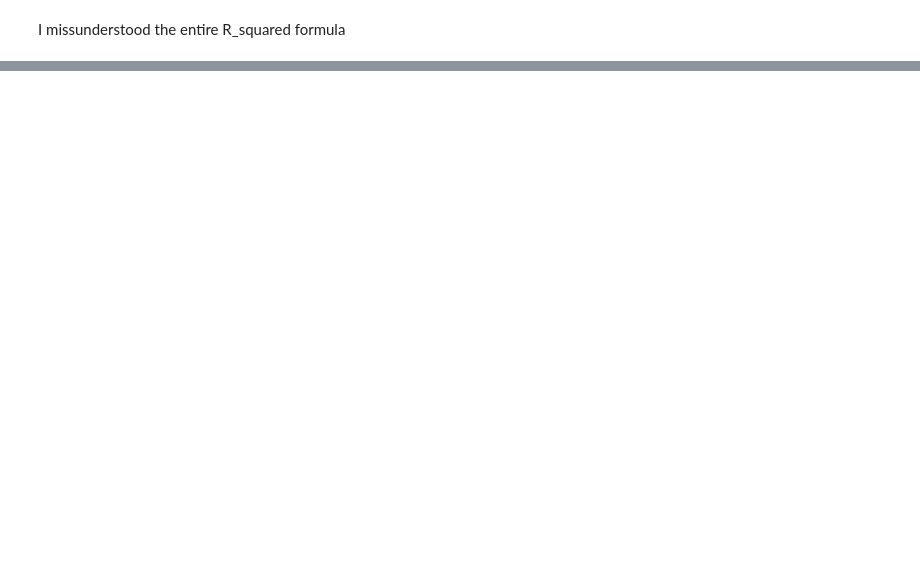
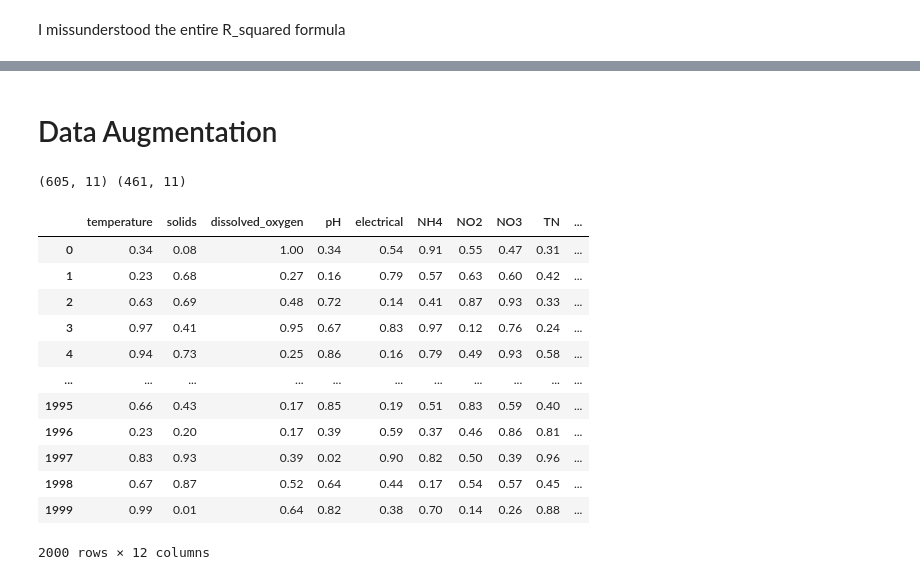
Before and after one commit to zaniargh42/dissolved_oxygen, a Jupyter notebook: dissolved_oxygen.ipynb, the cells around one changed output, grey strips where cells are left out. Saved outputs shown, nothing was run; the diff lists cells and outputs as text; code cells hidden in the pictures; blank space fills up the shorter version.

```diff
--- a/dissolved_oxygen.ipynb
+++ b/dissolved_oxygen.ipynb
@@ -10,8 +12,14 @@ from tqdm import tqdm
 # %% [markdown]
 # Data
 # %%
-train=pd.read_excel('Data set - Tisa.xlsx',sheet_name='Training set 2011-2015')
-train.columns=['temperature', 'solids', 'dissolved_oxygen', 'pH','electrical', 'NH4', 'NO2', 'NO3', 'TN', 'PO4P', 'BOD5']
-test=pd.read_excel('Data set - Tisa.xlsx',sheet_name='Testing set 2016-2019 ')
-test.columns=['temperature', 'solids', 'dissolved_oxygen', 'pH','electrical', 'NH4', 'NO2', 'NO3', 'TN', 'PO4P', 'BOD5']
-print(train.shape,test.shape)
+def _load_data():
+    train=pd.read_excel('Data set - Tisa.xlsx',sheet_name='Training set 2011-2015')
+    train.columns=['temperature', 'solids', 'dissolved_oxygen', 'pH','electrical', 'NH4', 'NO2', 'NO3', 'TN', 'PO4P', 'BOD5']
+    train=train.drop(list(train[train.isna().any(axis=1)].index),axis=0)
+
+    test=pd.read_excel('Data set - Tisa.xlsx',sheet_name='Testing set 2016-2019 ')
+    test.columns=['temperature', 'solids', 'dissolved_oxygen', 'pH','electrical', 'NH4', 'NO2', 'NO3', 'TN', 'PO4P', 'BOD5']
+    test=test.drop(list(test[test.isna().any(axis=1)].index),axis=0)
+
+    print(train.shape,test.shape)
+    return train , test
@@ -423,0 +453,26 @@ I missunderstood the entire R_squared formula
+# %% [markdown]
+# Data Augmentation
+# %%
+train,test=_load_data()
+
+fake=pd.DataFrame([[1,2,3,4,5,6,7,8,9,10,11]],columns=train.columns,index=range(2000))
+fake.columns
+for item in fake.columns:
+    fake[item]=np.random.random(2000)
+fake['fake']=np.ones(len(fake))
+fake
+# %% [output]
+(605, 11) (461, 11)
+|  | temperature | solids | dissolved_oxygen | pH | electrical | NH4 | NO2 | NO3 | TN | ... |
+| 0 | 0.34 | 0.08 | 1.00 | 0.34 | 0.54 | 0.91 | 0.55 | 0.47 | 0.31 | ... |
+| 1 | 0.23 | 0.68 | 0.27 | 0.16 | 0.79 | 0.57 | 0.63 | 0.60 | 0.42 | ... |
+| 2 | 0.63 | 0.69 | 0.48 | 0.72 | 0.14 | 0.41 | 0.87 | 0.93 | 0.33 | ... |
+| 3 | 0.97 | 0.41 | 0.95 | 0.67 | 0.83 | 0.97 | 0.12 | 0.76 | 0.24 | ... |
+| 4 | 0.94 | 0.73 | 0.25 | 0.86 | 0.16 | 0.79 | 0.49 | 0.93 | 0.58 | ... |
+| ... | ... | ... | ... | ... | ... | ... | ... | ... | ... | ... |
+| 1995 | 0.66 | 0.43 | 0.17 | 0.85 | 0.19 | 0.51 | 0.83 | 0.59 | 0.40 | ... |
+| 1996 | 0.23 | 0.20 | 0.17 | 0.39 | 0.59 | 0.37 | 0.46 | 0.86 | 0.81 | ... |
+| 1997 | 0.83 | 0.93 | 0.39 | 0.02 | 0.90 | 0.82 | 0.50 | 0.39 | 0.96 | ... |
+| 1998 | 0.67 | 0.87 | 0.52 | 0.64 | 0.44 | 0.17 | 0.54 | 0.57 | 0.45 | ... |
+| 1999 | 0.99 | 0.01 | 0.64 | 0.82 | 0.38 | 0.70 | 0.14 | 0.26 | 0.88 | ... |
+2000 rows × 12 columns
```
Also changed, not shown: parts of 23 cells of this notebook.
